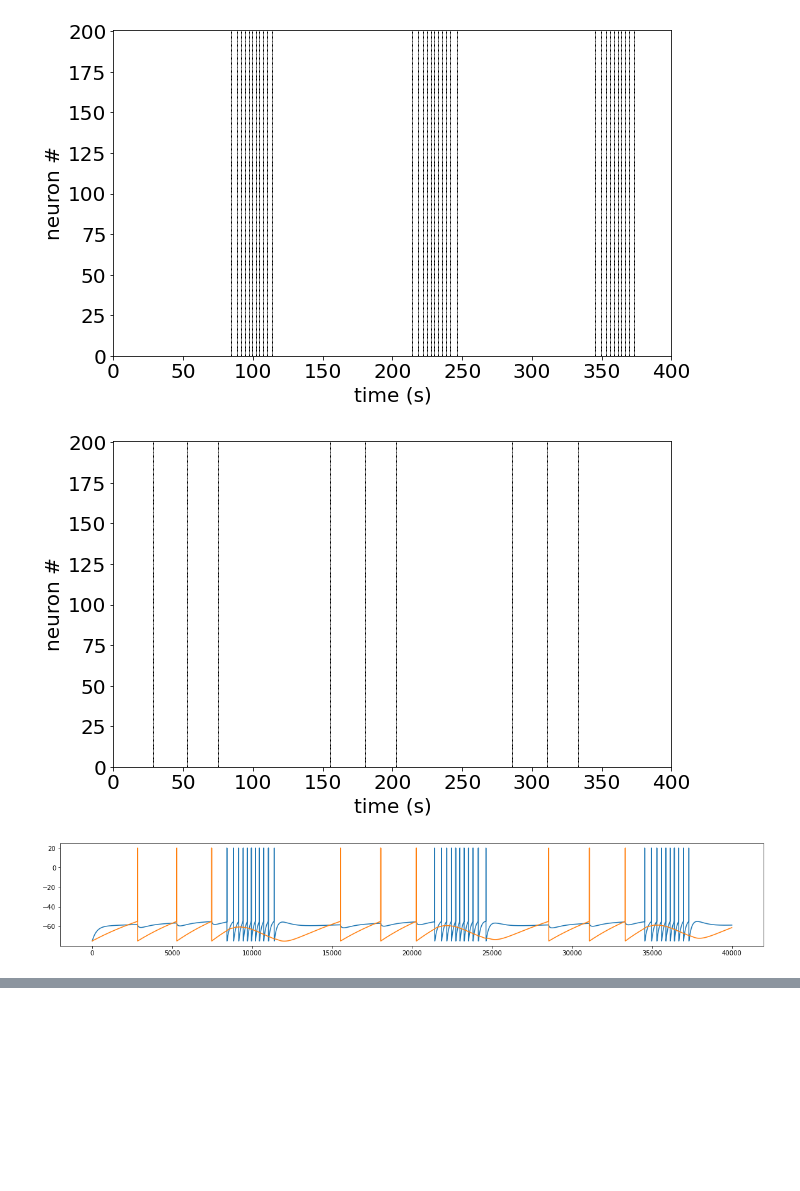
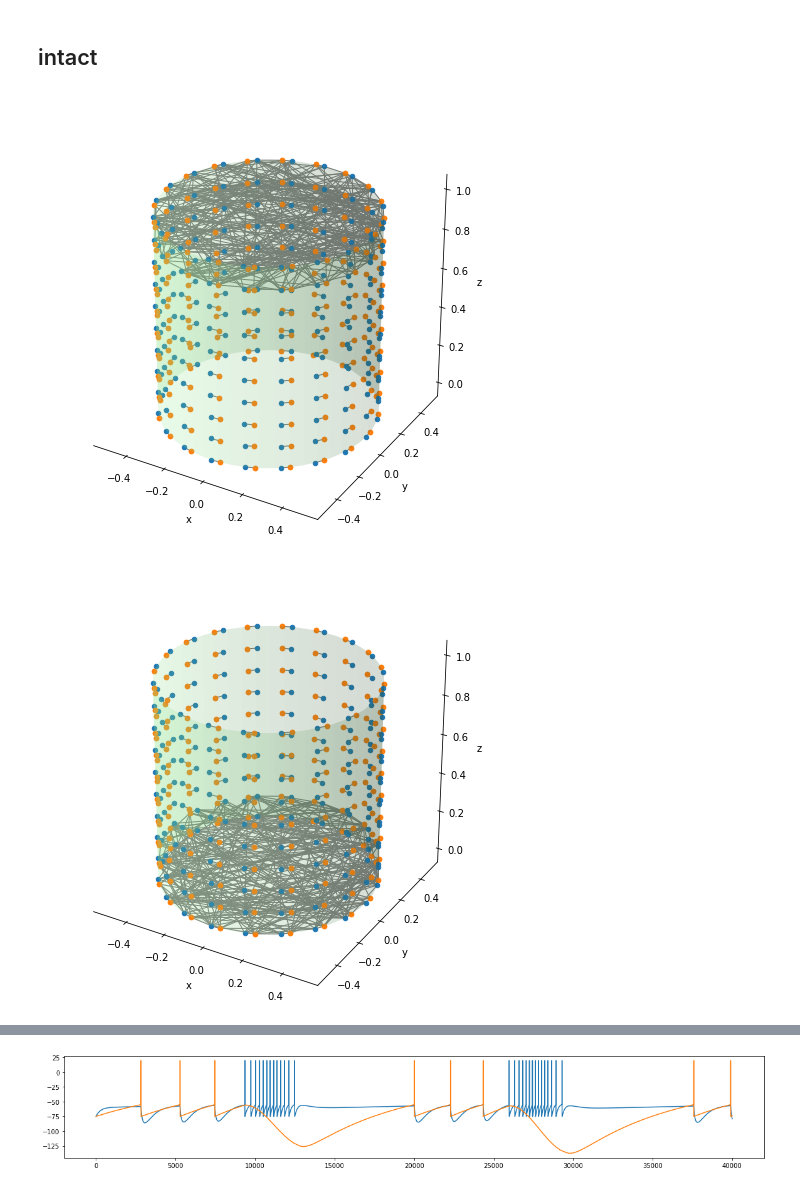
Before and after one commit to hengjiwang/hydranerv, a Jupyter notebook: hydranerv/models/network/cyl_ecto_even/sim_cyl_ecto_even_network.ipynb, the cells around one changed output, grey strips where cells are left out. Cells and saved outputs as stored; diff of their text form; code cells hidden in the pictures; blank space fills up the shorter version.

Commit message:
simulate two ends inhibit cyl ecto even net

```diff
--- a/hydranerv/models/network/cyl_ecto_even/sim_cyl_ecto_even_network.ipynb
+++ b/hydranerv/models/network/cyl_ecto_even/sim_cyl_ecto_even_network.ipynb
@@ -5,16 +5,3 @@
 import numpy as np
 import matplotlib.pyplot as plt
 from cyl_ecto_even_network import CylEctoEvenNetwork
-# %%
-ntwk = CylEctoEvenNetwork(tmax=400,
-                      gc_cb=500,
-                      gc_rp=500,
-                      pm_cb=range(400),
-                      tau_inh_cb=5,
-                      tau_inh_rp=5,
-                      a_inh_cb=100,
-                      a_inh_rp=100,
-                      prob_cb_to_rb=.3,
-                      prob_rp_to_cb=.3,
-                      prob_random=0,
-                      seed=114514)
@@ -28,13 +8,37 @@ ntwk.run()
-# %%
-ntwk.cbnet.disp()
-ntwk.rpnet.disp()
-# %% [output]
-[figure, removed]
-[figure, removed]
-# %%
-plt.figure(figsize=(20,3))
-plt.plot(ntwk.cbnet.neurons[-1].v_train)
-plt.plot(ntwk.rpnet.neurons[-1].v_train)
-plt.show()
-# %% [output]
-[figure, removed]
+# %%
+def run_sim(num_lon, prob_cb_to_rp=.2, prob_rp_to_cb=.2, prob_random=0):
+    ntwk = CylEctoEvenNetwork(tmax=400,
+                              num_lon=num_lon,
+                              num_cir=20,
+                              gc_cb=500,
+                              gc_rp=500,
+                              pm_cb=range(400),
+                              tau_inh_cb=5,
+                              tau_inh_rp=5,
+                              a_inh_cb=50, # 100
+                              a_inh_rp=250, # 100
+                              prob_cb_to_rb=prob_cb_to_rp,
+                              prob_rp_to_cb=prob_rp_to_cb,
+                              prob_random=prob_random,
+                              seed=114514)
+
+    %matplotlib inline
+    ntwk.disp_network(edge_type='cb_to_rp')
+    ntwk.disp_network(edge_type='rp_to_cb')
+
+    ntwk.run()
+
+    ntwk.cbnet.disp()
+    ntwk.rpnet.disp()
+
+    plt.figure(figsize=(20,3))
+    plt.plot(ntwk.cbnet.neurons[-1].v_train)
+    plt.plot(ntwk.rpnet.neurons[-1].v_train)
+    plt.show()
+# %% [markdown]
+## intact
+# %%
+run_sim(10, .2, .2, 1)
+# %% [output]
+[figure, added]
+[figure, added]
@@ -40,0 +47 @@ plt.show()
+[figure, added]
```
Also changed, not shown: parts of 7 cells of this notebook, 2 other files.
